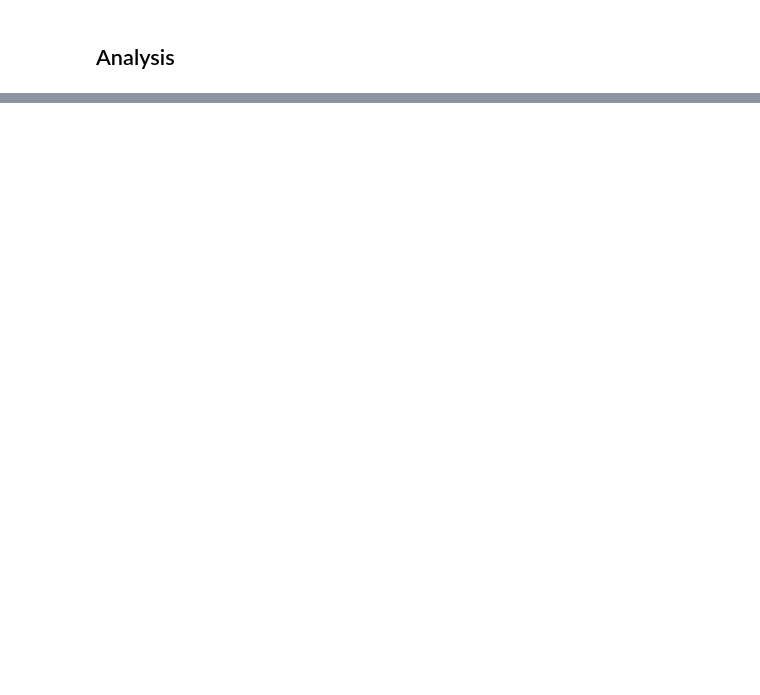
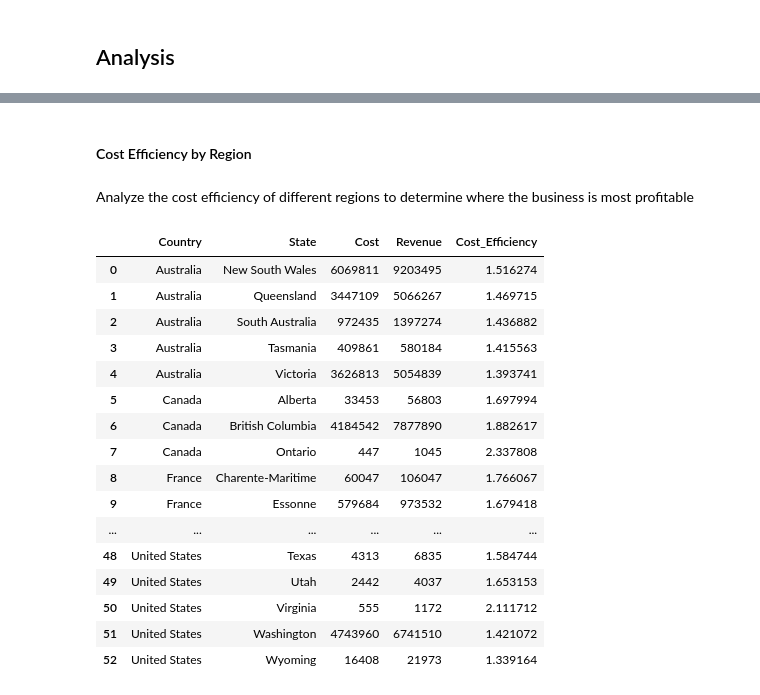
Before and after one commit to JinnOppa/Data-Analysis-Portfolio, a Jupyter notebook: bike-sales/bike-sales.ipynb, the cells around one changed output, grey strips where cells are left out. Drawn from its saved outputs; the diff is of its cells as text; code cells hidden in the pictures; blank space fills up the shorter version.

```diff
--- a/bike-sales/bike-sales.ipynb
+++ b/bike-sales/bike-sales.ipynb
@@ -103,0 +315,12 @@ df.describe(include=object)
+# %%
+# Calculate growth rate for each country/state
+df['Year'] = pd.to_datetime(df['Date']).dt.year
+# growth_rate_region = df.groupby(['Country', 'State', 'Year']).agg({
+#      'Revenue': 'sum' #,
+#     # 'Profit' : 'sum'
+# }).pct_change().reset_index().sort_values(by='Revenue', ascending=False)
+growth_rate_region = df.groupby(['Country', 'State', 'Year']).agg({
+     'Revenue': 'sum' ,
+     'Profit' : 'sum'
+}).reset_index().sort_values(by='Revenue', ascending=False)
+growth_rate_region
@@ -103,0 +674,7 @@ df.describe(include=object)
+# %%
+# Profit margin calculation
+df['Profit_Margin'] = df['Profit'] / df['Revenue']
+profit_margin_by_product = df.groupby('Product').agg({
+    'Profit_Margin': 'mean'
+}).reset_index().sort_values(by='Profit_Margin', ascending=False)
+profit_margin_by_product
@@ -103,0 +695,30 @@ df.describe(include=object)
+# %% [markdown]
+#### Cost Efficiency by Region
+# %% [markdown]
+Analyze the cost efficiency of different regions to determine where the business is most profitable
+# %%
+# Cost efficiency analysis by country and state
+regional_cost_efficiency = df.groupby(['Country', 'State']).agg({
+    'Cost': 'sum',
+    'Revenue': 'sum'
+}).reset_index()
+regional_cost_efficiency['Cost_Efficiency'] = regional_cost_efficiency['Revenue'] / regional_cost_efficiency['Cost']
+regional_cost_efficiency
+# %% [output]
+|  | Country | State | Cost | Revenue | Cost_Efficiency |
+| 0 | Australia | New South Wales | 6069811 | 9203495 | 1.516274 |
+| 1 | Australia | Queensland | 3447109 | 5066267 | 1.469715 |
+| 2 | Australia | South Australia | 972435 | 1397274 | 1.436882 |
+| 3 | Australia | Tasmania | 409861 | 580184 | 1.415563 |
+| 4 | Australia | Victoria | 3626813 | 5054839 | 1.393741 |
+| 5 | Canada | Alberta | 33453 | 56803 | 1.697994 |
+| 6 | Canada | British Columbia | 4184542 | 7877890 | 1.882617 |
+| 7 | Canada | Ontario | 447 | 1045 | 2.337808 |
+| 8 | France | Charente-Maritime | 60047 | 106047 | 1.766067 |
+| 9 | France | Essonne | 579684 | 973532 | 1.679418 |
+| ... | ... | ... | ... | ... | ... |
+| 48 | United States | Texas | 4313 | 6835 | 1.584744 |
+| 49 | United States | Utah | 2442 | 4037 | 1.653153 |
+| 50 | United States | Virginia | 555 | 1172 | 2.111712 |
+| 51 | United States | Washington | 4743960 | 6741510 | 1.421072 |
+| 52 | United States | Wyoming | 16408 | 21973 | 1.339164 |
```
Also changed, not shown: parts of 83 cells of this notebook.
